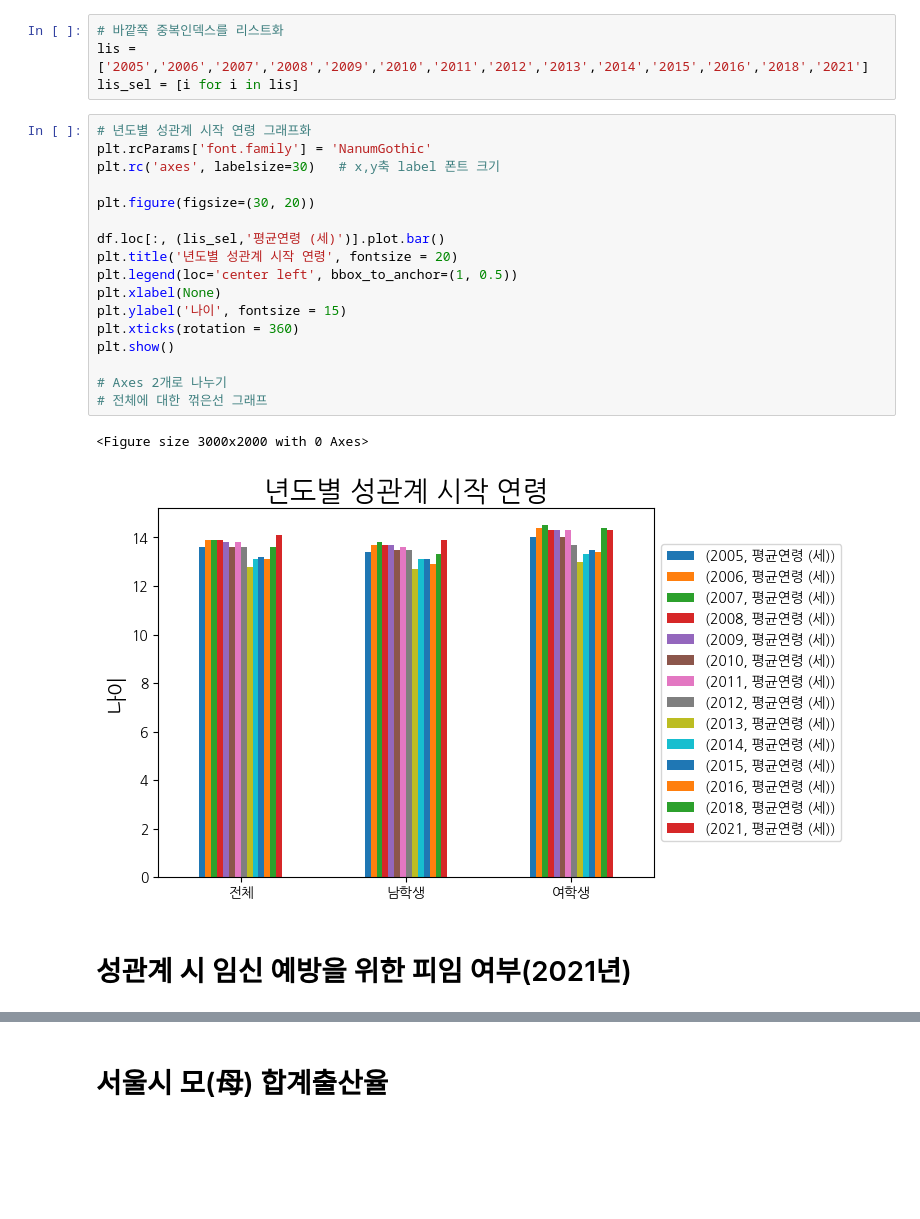
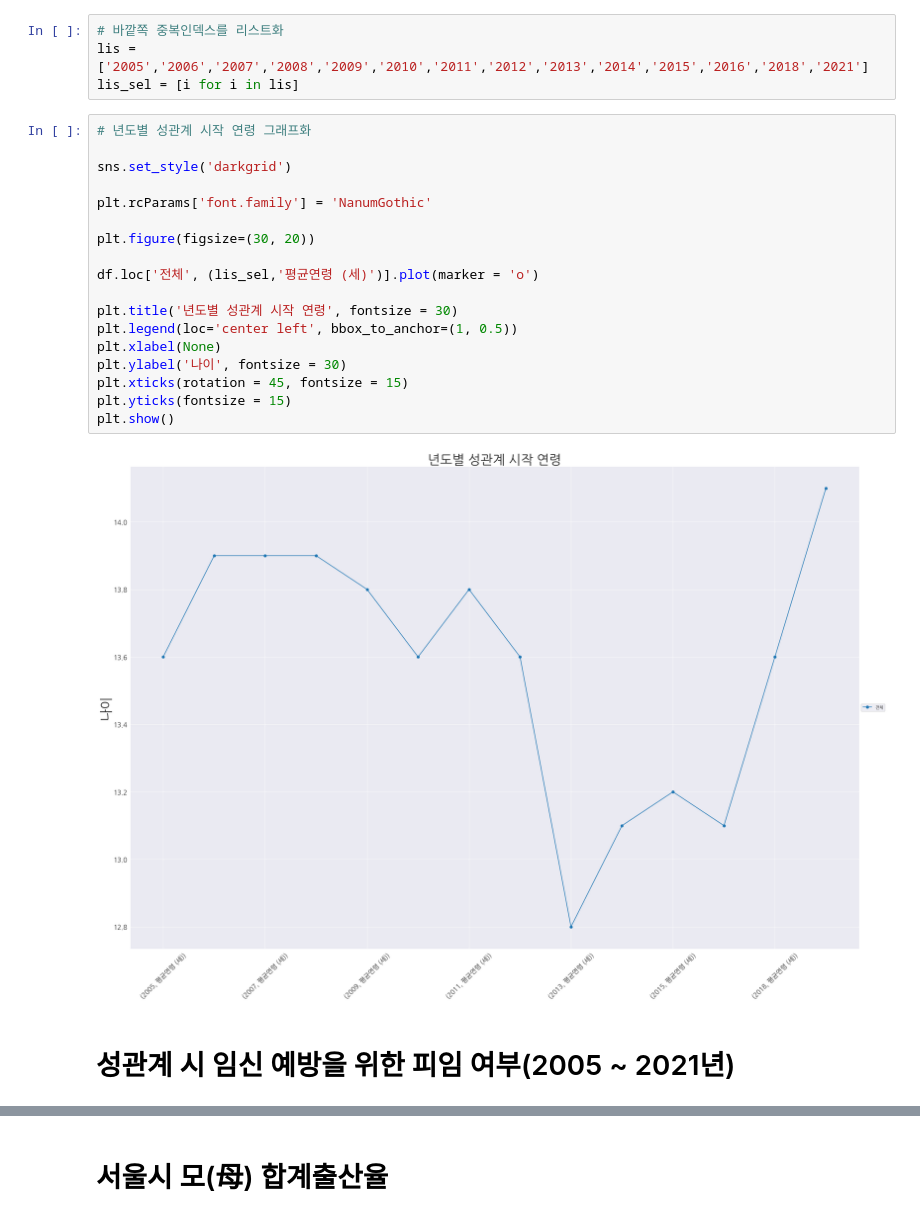
Before and after one commit to jm83-database/python_tutorial, a Jupyter notebook: 프로젝트/청소년 콘돔 자판기 위치 선정 배경.ipynb, the cells around one changed output, grey strips where cells are left out. Cells and saved outputs as stored; diff of their text form; blank space fills up the shorter version.

```diff
--- a/프로젝트/청소년 콘돔 자판기 위치 선정 배경.ipynb
+++ b/프로젝트/청소년 콘돔 자판기 위치 선정 배경.ipynb
@@ -130,23 +75,23 @@ lis = ['2005','2006','2007','2008','2009','2010','2011','2012','2013','2014','20
 lis_sel = [i for i in lis]
 # %%
 # 년도별 성관계 시작 연령 그래프화
+
+sns.set_style('darkgrid')
+
 plt.rcParams['font.family'] = 'NanumGothic'
-plt.rc('axes', labelsize=30)   # x,y축 label 폰트 크기
 
 plt.figure(figsize=(30, 20))
 
-df.loc[:, (lis_sel,'평균연령 (세)')].plot.bar()
-plt.title('년도별 성관계 시작 연령', fontsize = 20)
+df.loc['전체', (lis_sel,'평균연령 (세)')].plot(marker = 'o')
+
+plt.title('년도별 성관계 시작 연령', fontsize = 30)
 plt.legend(loc='center left', bbox_to_anchor=(1, 0.5))
 plt.xlabel(None)
-plt.ylabel('나이', fontsize = 15)
-plt.xticks(rotation = 360)
+plt.ylabel('나이', fontsize = 30)
+plt.xticks(rotation = 45, fontsize = 15)
+plt.yticks(fontsize = 15)
 plt.show()
-
-# Axes 2개로 나누기
-# 전체에 대한 꺾은선 그래프
 # %% [output]
-<Figure size 3000x2000 with 0 Axes>
-[figure, old version]
+[figure, new version]
 # %% [markdown]
-# 성관계 시 임신 예방을 위한 피임 여부(2021년)
+# 성관계 시 임신 예방을 위한 피임 여부(2005 ~ 2021년)
```
Also changed, not shown: parts of 42 cells of this notebook, 8 other files.
